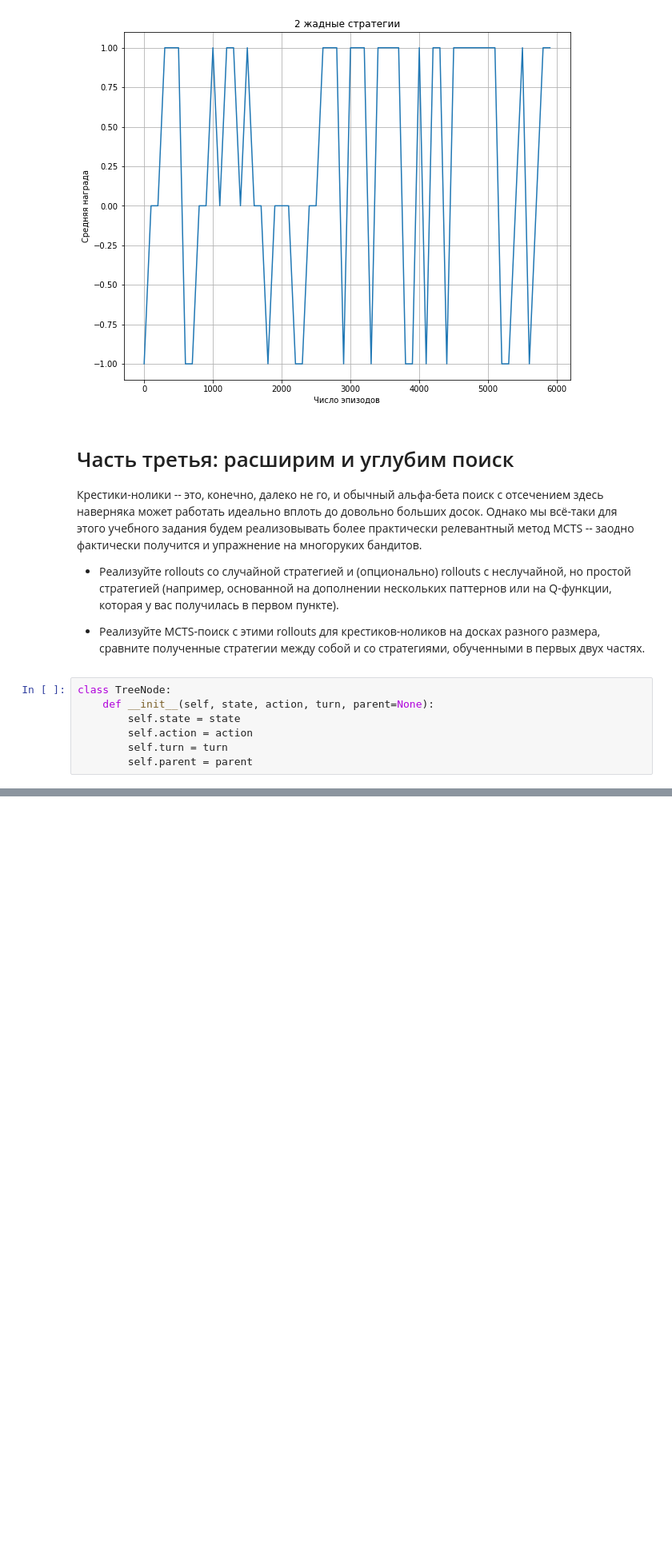
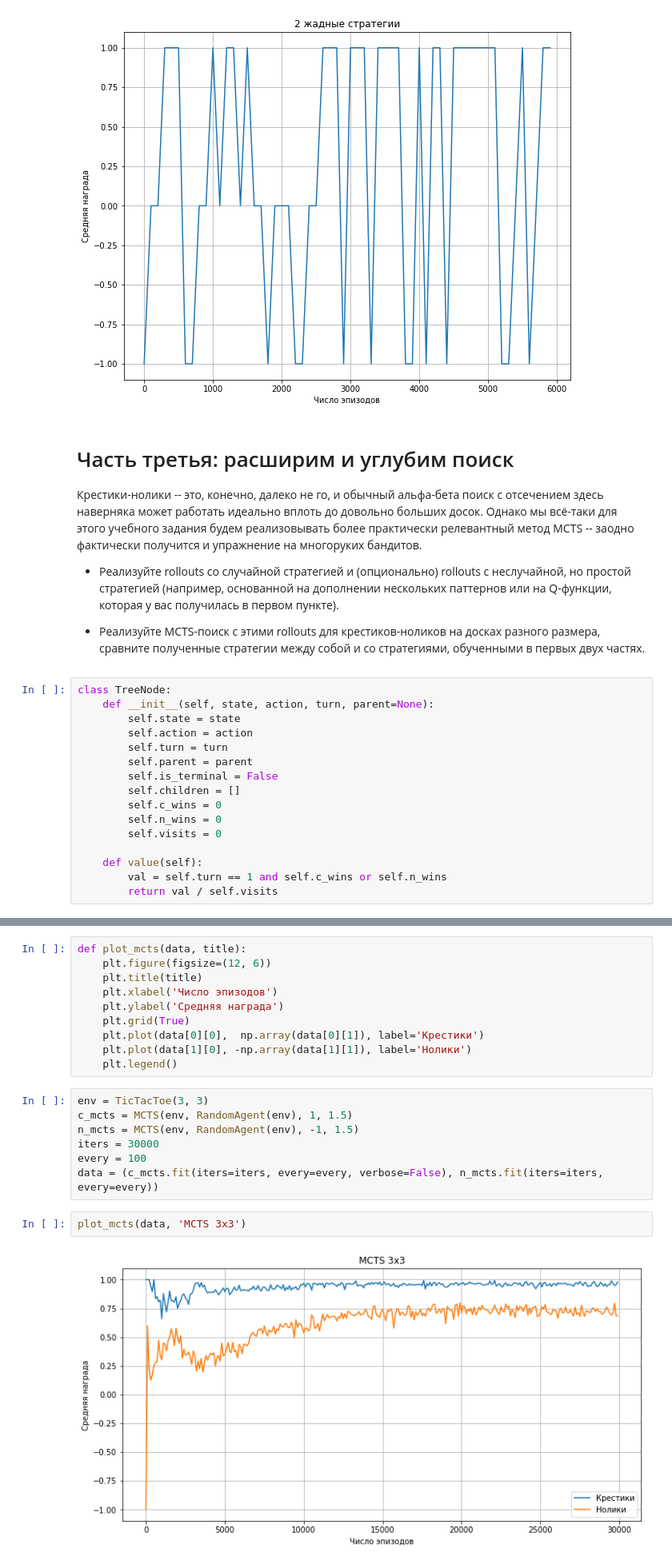
Before and after one commit to RyazMax/MADE_ADL, a Jupyter notebook: HW2/HW2.ipynb, the cells around one changed output, grey strips where cells are left out. Shown at 80% size. Drawn from its saved outputs; the diff is of its cells as text; blank space fills up the shorter version.

```diff
--- a/HW2/HW2.ipynb
+++ b/HW2/HW2.ipynb
@@ -789,3 +789,12 @@ class TreeNode:
         self.action = action
         self.turn = turn
         self.parent = parent
+        self.is_terminal = False
+        self.children = []
+        self.c_wins = 0
+        self.n_wins = 0
+        self.visits = 0
+
+    def value(self):
+        val = self.turn == 1 and self.c_wins or self.n_wins
+        return val / self.visits
@@ -973,0 +963,21 @@ class MCTS:
+# %%
+def plot_mcts(data, title):
+    plt.figure(figsize=(12, 6))
+    plt.title(title)
+    plt.xlabel('Число эпизодов')
+    plt.ylabel('Средняя награда')
+    plt.grid(True)
+    plt.plot(data[0][0],  np.array(data[0][1]), label='Крестики')
+    plt.plot(data[1][0], -np.array(data[1][1]), label='Нолики')
+    plt.legend()
+# %%
+env = TicTacToe(3, 3)
+c_mcts = MCTS(env, RandomAgent(env), 1, 1.5)
+n_mcts = MCTS(env, RandomAgent(env), -1, 1.5)
+iters = 30000
+every = 100
+data = (c_mcts.fit(iters=iters, every=every, verbose=False), n_mcts.fit(iters=iters, every=every))
+# %%
+plot_mcts(data, 'MCTS 3x3')
+# %% [output]
+[figure, added]
```
Also changed, not shown: parts of 6 cells of this notebook.
